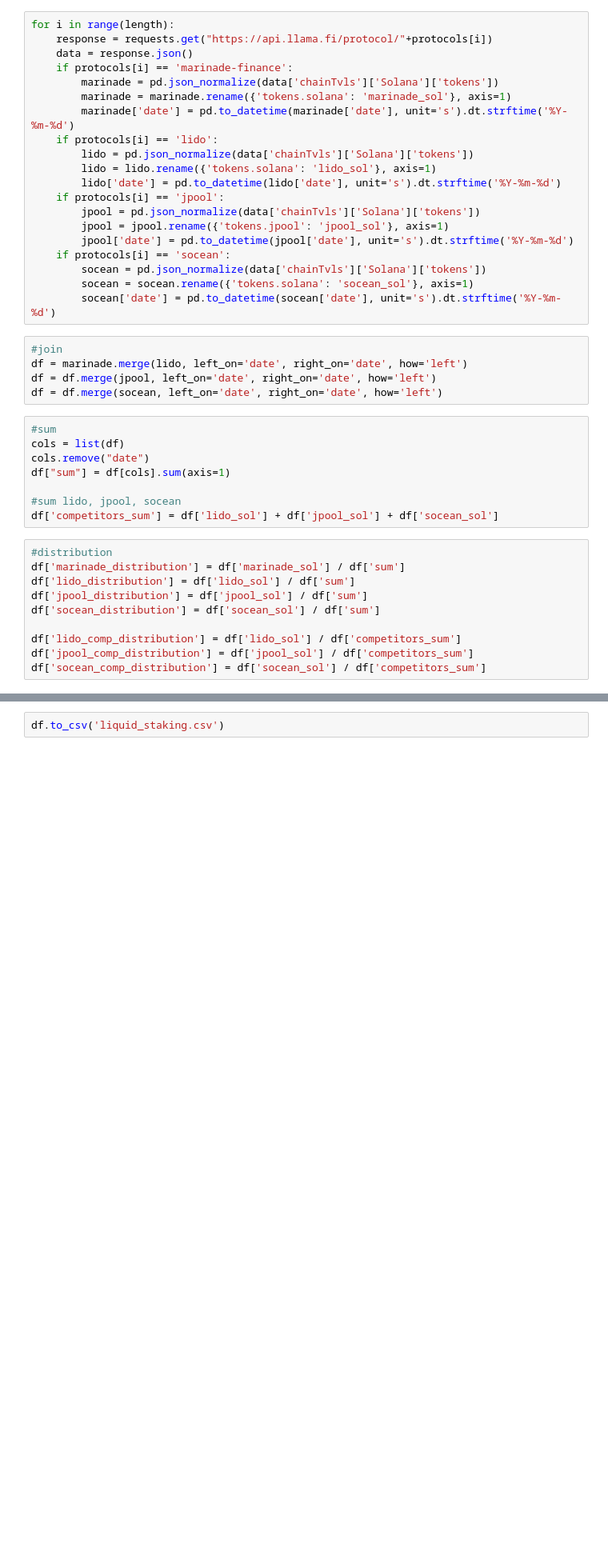
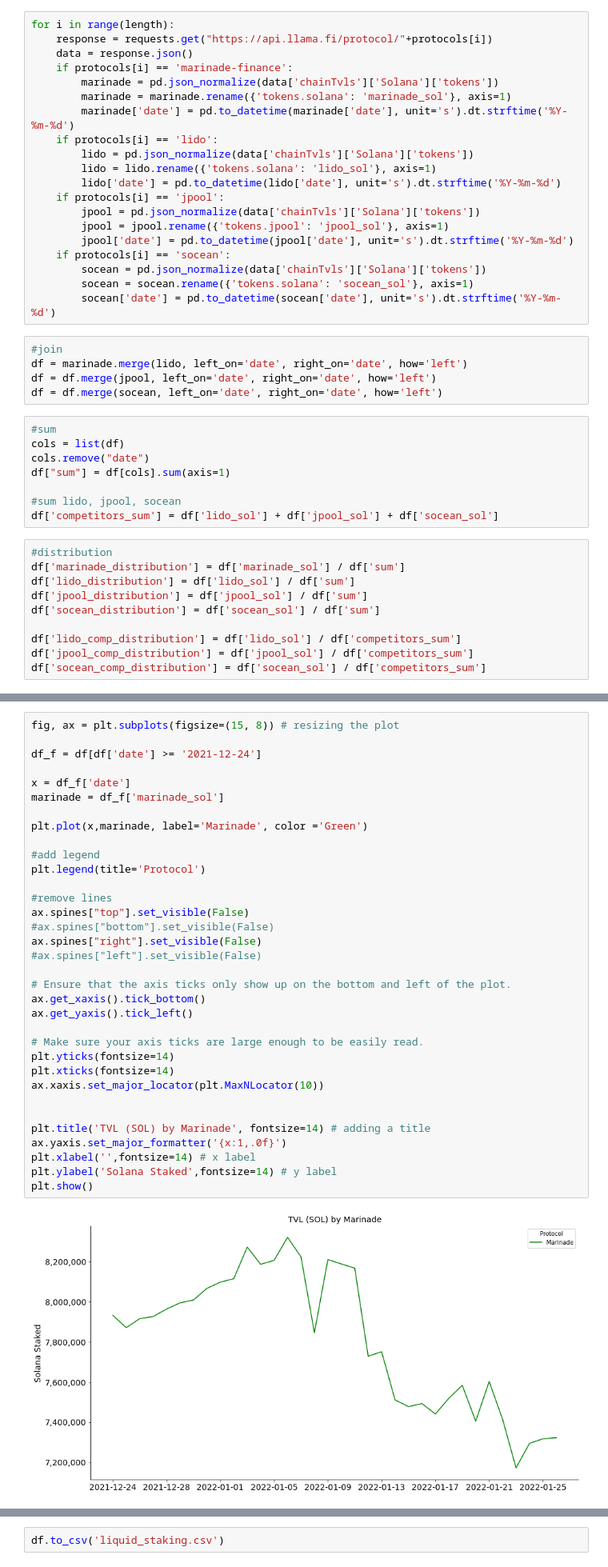
Before and after one commit to zainbacchus/py-notebooks, a Jupyter notebook: Solana Liquid Staking.ipynb, the cells around one changed output, grey strips where cells are left out. Shown at 80% size. Saved outputs shown, nothing was run; the diff lists cells and outputs as text; blank space fills up the shorter version.

```diff
--- a/Solana Liquid Staking.ipynb
+++ b/Solana Liquid Staking.ipynb
@@ -173,3 +173,39 @@ plt.show()
+# %%
+fig, ax = plt.subplots(figsize=(15, 8)) # resizing the plot
+
+df_f = df[df['date'] >= '2021-12-24']
+
+x = df_f['date']
+marinade = df_f['marinade_sol']
+
+plt.plot(x,marinade, label='Marinade', color ='Green')
+
+#add legend
+plt.legend(title='Protocol')
+
+#remove lines
+ax.spines["top"].set_visible(False)
+#ax.spines["bottom"].set_visible(False)
+ax.spines["right"].set_visible(False)
+#ax.spines["left"].set_visible(False)
+
+# Ensure that the axis ticks only show up on the bottom and left of the plot.
+ax.get_xaxis().tick_bottom()
+ax.get_yaxis().tick_left()
+
+# Make sure your axis ticks are large enough to be easily read.
+plt.yticks(fontsize=14)
+plt.xticks(fontsize=14)
+ax.xaxis.set_major_locator(plt.MaxNLocator(10))
+
+
+plt.title('TVL (SOL) by Marinade', fontsize=14) # adding a title
+ax.yaxis.set_major_formatter('{x:1,.0f}')
+plt.xlabel('',fontsize=14) # x label
+plt.ylabel('Solana Staked',fontsize=14) # y label
+plt.show()
+# %% [output]
+[figure, added]
 # %%
 fig, ax = plt.subplots(figsize=(15, 8)) # resizing the plot
 
```
Also changed, not shown: parts of 5 cells of this notebook.
